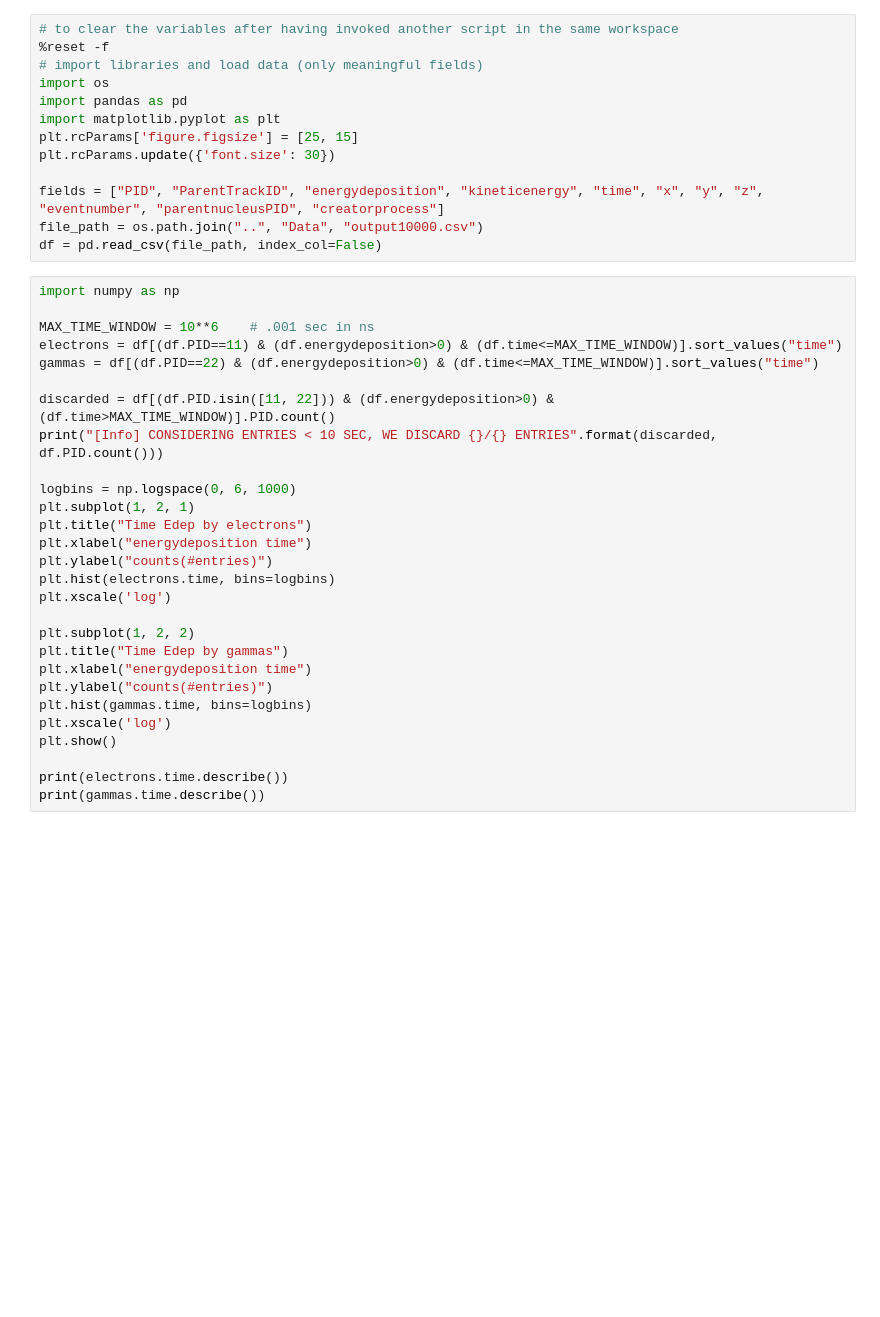
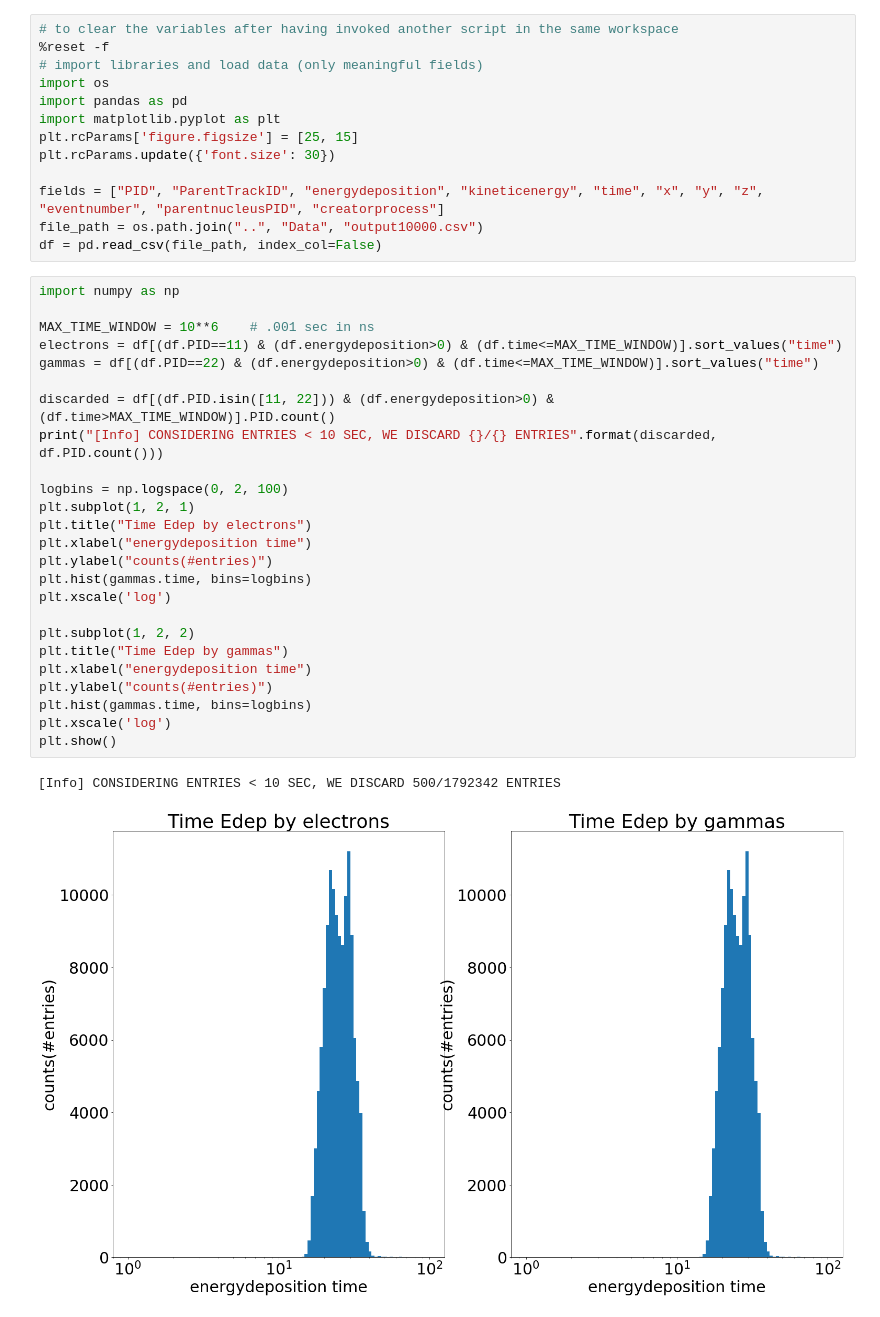
Before and after one commit to luigiberducci/ML4NP, a Jupyter notebook: Notebooks/analysis_muon_particles.ipynb, the cells around one changed output. Saved outputs shown, nothing was run; the diff lists cells and outputs as text; blank space fills up the shorter version.

Commit message:
extend muon analysis with time distribution of Edep from electrons and gammas

```diff
--- a/Notebooks/analysis_muon_particles.ipynb
+++ b/Notebooks/analysis_muon_particles.ipynb
@@ -209,28 +209,28 @@ df = pd.read_csv(file_path, index_col=False)
 # %%
 import numpy as np
 
 MAX_TIME_WINDOW = 10**6    # .001 sec in ns
 electrons = df[(df.PID==11) & (df.energydeposition>0) & (df.time<=MAX_TIME_WINDOW)].sort_values("time")
 gammas = df[(df.PID==22) & (df.energydeposition>0) & (df.time<=MAX_TIME_WINDOW)].sort_values("time")
 
 discarded = df[(df.PID.isin([11, 22])) & (df.energydeposition>0) & (df.time>MAX_TIME_WINDOW)].PID.count()
 print("[Info] CONSIDERING ENTRIES < 10 SEC, WE DISCARD {}/{} ENTRIES".format(discarded, df.PID.count()))
 
-logbins = np.logspace(0, 6, 1000)
+logbins = np.logspace(0, 2, 100)
 plt.subplot(1, 2, 1)
 plt.title("Time Edep by electrons")
 plt.xlabel("energydeposition time")
 plt.ylabel("counts(#entries)")
-plt.hist(electrons.time, bins=logbins)
+plt.hist(gammas.time, bins=logbins)
 plt.xscale('log')
 
 plt.subplot(1, 2, 2)
 plt.title("Time Edep by gammas")
 plt.xlabel("energydeposition time")
 plt.ylabel("counts(#entries)")
 plt.hist(gammas.time, bins=logbins)
 plt.xscale('log')
 plt.show()
-
-print(electrons.time.describe())
-print(gammas.time.describe())
+# %% [output]
+[Info] CONSIDERING ENTRIES < 10 SEC, WE DISCARD 500/1792342 ENTRIES
+[figure, added]
```
Also changed, not shown: parts of 4 cells of this notebook.
